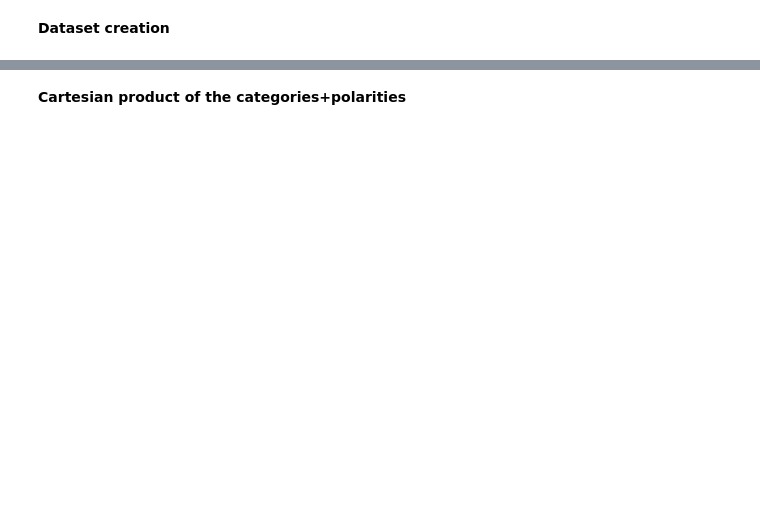
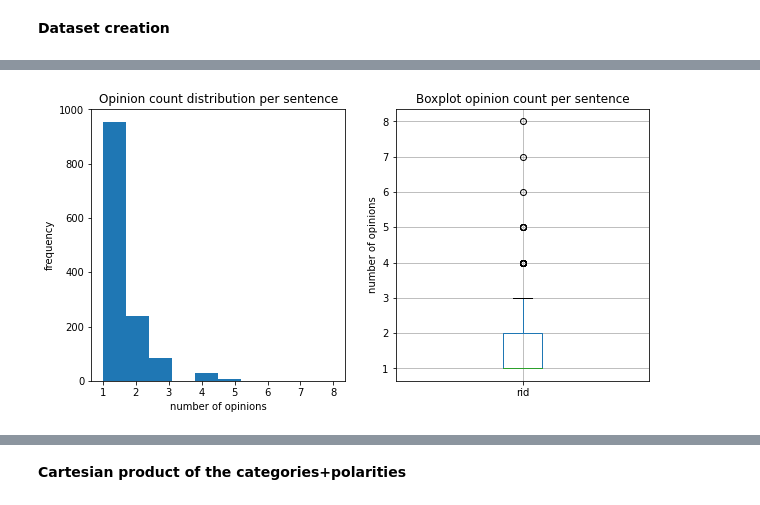
Before and after one commit to simone-rizzo/TABSA-Semeval-Competition, a Jupyter notebook: hlt_project.ipynb, the cells around one changed output, grey strips where cells are left out. Drawn from its saved outputs; the diff is of its cells as text; code cells hidden in the pictures; blank space fills up the shorter version.

```diff
--- a/hlt_project.ipynb
+++ b/hlt_project.ipynb
@@ -109,0 +96,13 @@ Name: sid, Length: 1315, dtype: int64
+# %%
+from matplotlib import pyplot as plt
+fig, axes = plt.subplots(1,2,figsize=(10,5))
+df.groupby("sid").count()['rid'].plot.hist(ax=axes[0])
+df.groupby("sid").count().boxplot(column=['rid'],ax=axes[1])
+axes[0].set_title("Opinion count distribution per sentence")
+axes[1].set_title("Boxplot opinion count per sentence")
+axes[0].set_xlabel('number of opinions')
+axes[0].set_ylabel('frequency')
+axes[1].set_ylabel('number of opinions')
+plt.savefig("opinions_distribution.png")
+# %% [output]
+[figure, added]
```
Also changed, not shown: parts of 109 cells of this notebook.
